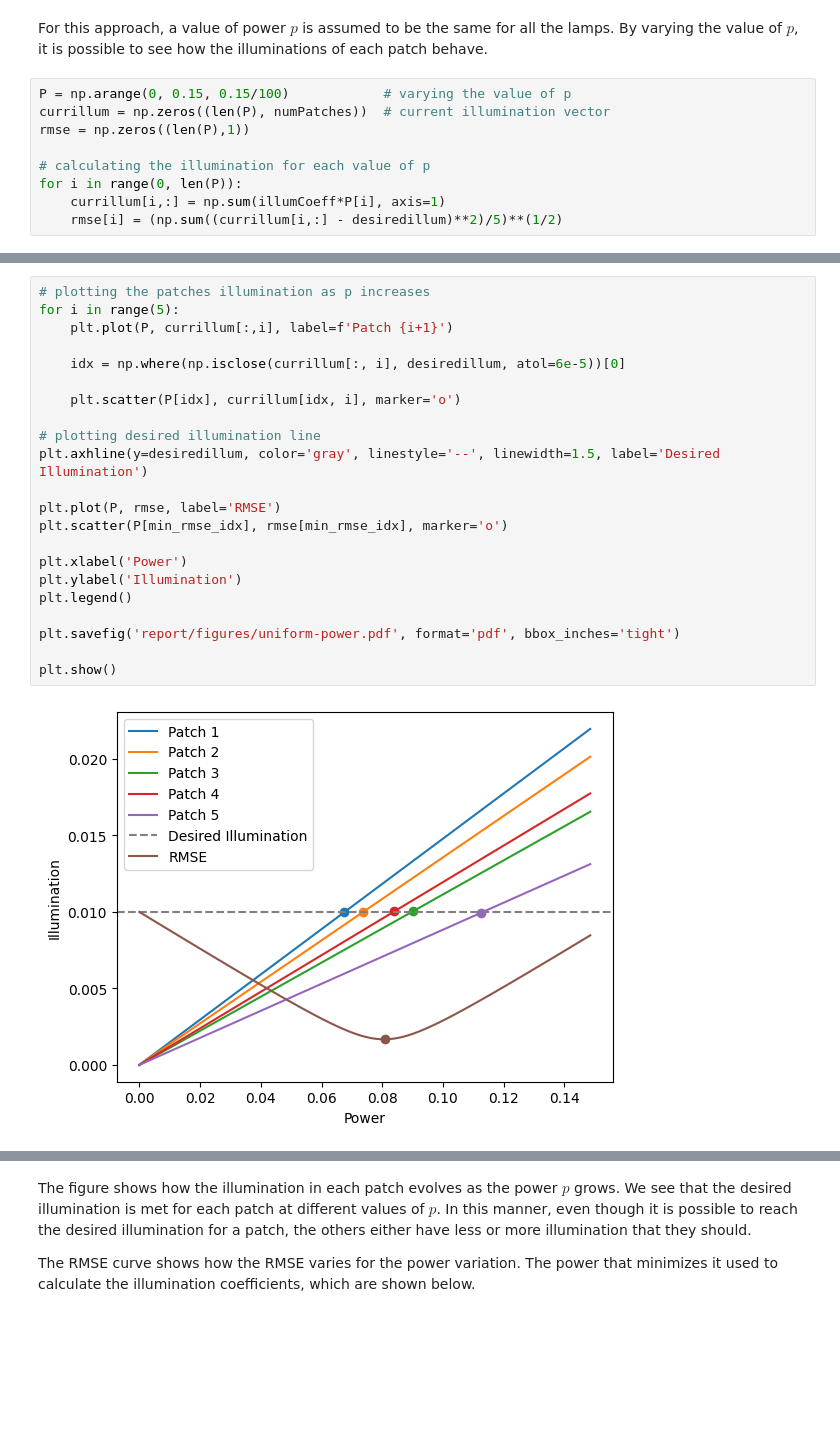
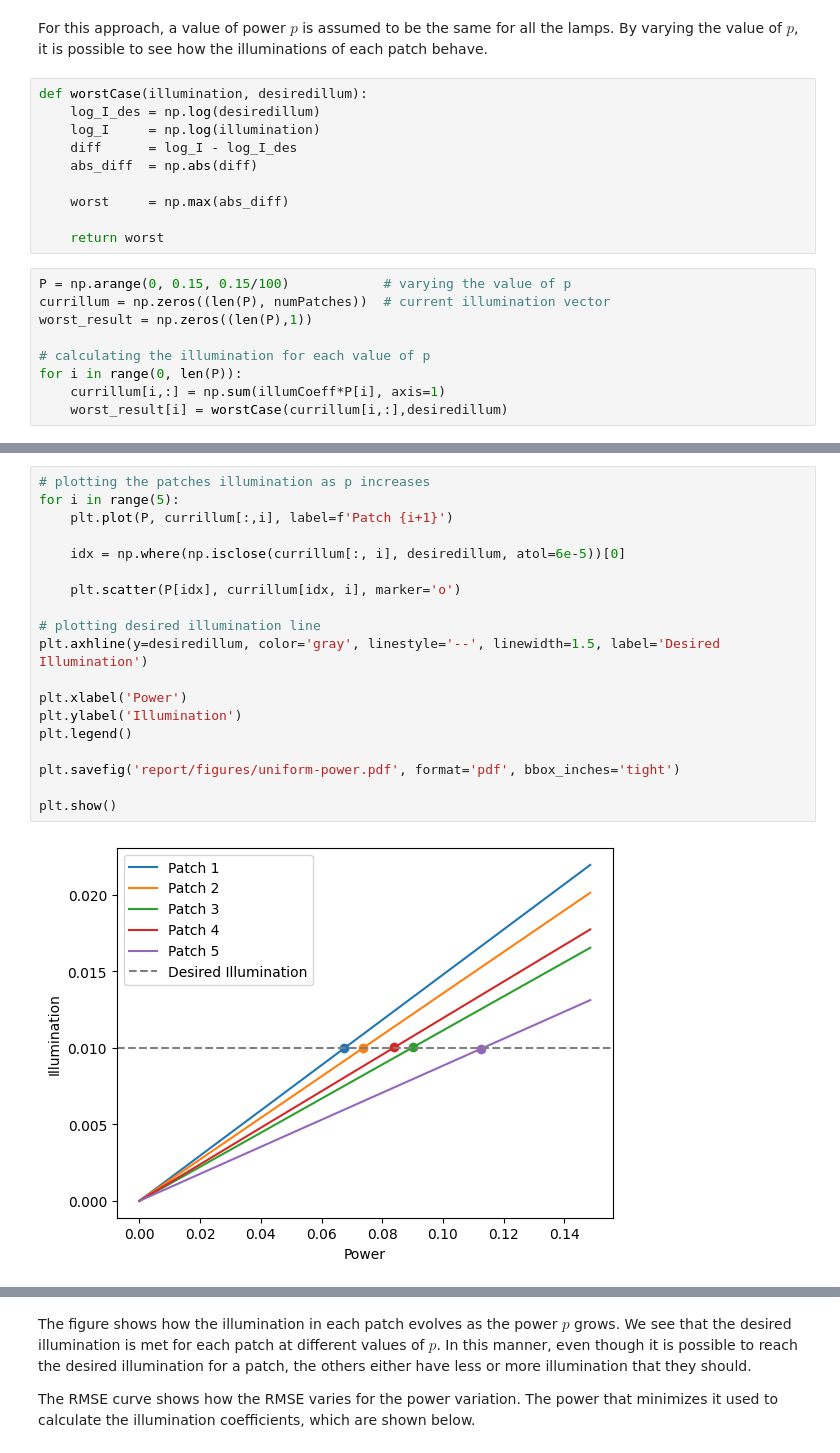
Before and after one commit to felypemaciel/lamps, a Jupyter notebook: lamps.ipynb, the cells around one changed output, grey strips where cells are left out. Drawn from its saved outputs; the diff is of its cells as text; blank space fills up the shorter version.

```diff
--- a/lamps.ipynb
+++ b/lamps.ipynb
@@ -118,13 +118,23 @@ plt.show()
 $p_j = p, 0 \leq p \leq p_{max}$
 # %% [markdown]
 For this approach, a value of power $p$ is assumed to be the same for all the lamps. By varying the value of $p$, it is possible to see how the illuminations of each patch behave.
+# %%
+def worstCase(illumination, desiredillum):
+    log_I_des = np.log(desiredillum)
+    log_I     = np.log(illumination)
+    diff      = log_I - log_I_des
+    abs_diff  = np.abs(diff)
+
+    worst     = np.max(abs_diff)
+
+    return worst
 # %%
 P = np.arange(0, 0.15, 0.15/100)            # varying the value of p
 currillum = np.zeros((len(P), numPatches))  # current illumination vector
-rmse = np.zeros((len(P),1))
+worst_result = np.zeros((len(P),1))
 
 # calculating the illumination for each value of p
 for i in range(0, len(P)):
     currillum[i,:] = np.sum(illumCoeff*P[i], axis=1)
-    rmse[i] = (np.sum((currillum[i,:] - desiredillum)**2)/5)**(1/2)
+    worst_result[i] = worstCase(currillum[i,:],desiredillum)
 # %%
@@ -134,24 +145,21 @@ p_uniform = np.full(4, p_uniform)
 # %%
 # plotting the patches illumination as p increases
 for i in range(5):
     plt.plot(P, currillum[:,i], label=f'Patch {i+1}')
 
     idx = np.where(np.isclose(currillum[:, i], desiredillum, atol=6e-5))[0]
 
     plt.scatter(P[idx], currillum[idx, i], marker='o')
 
 # plotting desired illumination line
 plt.axhline(y=desiredillum, color='gray', linestyle='--', linewidth=1.5, label='Desired Illumination')
 
-plt.plot(P, rmse, label='RMSE')
-plt.scatter(P[min_rmse_idx], rmse[min_rmse_idx], marker='o')
-
 plt.xlabel('Power')
 plt.ylabel('Illumination')
 plt.legend()
 
 plt.savefig('report/figures/uniform-power.pdf', format='pdf', bbox_inches='tight')
 
 plt.show()
 # %% [output]
-[figure, old version]
+[figure, new version]
```
Also changed, not shown: parts of 20 cells of this notebook, 13 other files.
